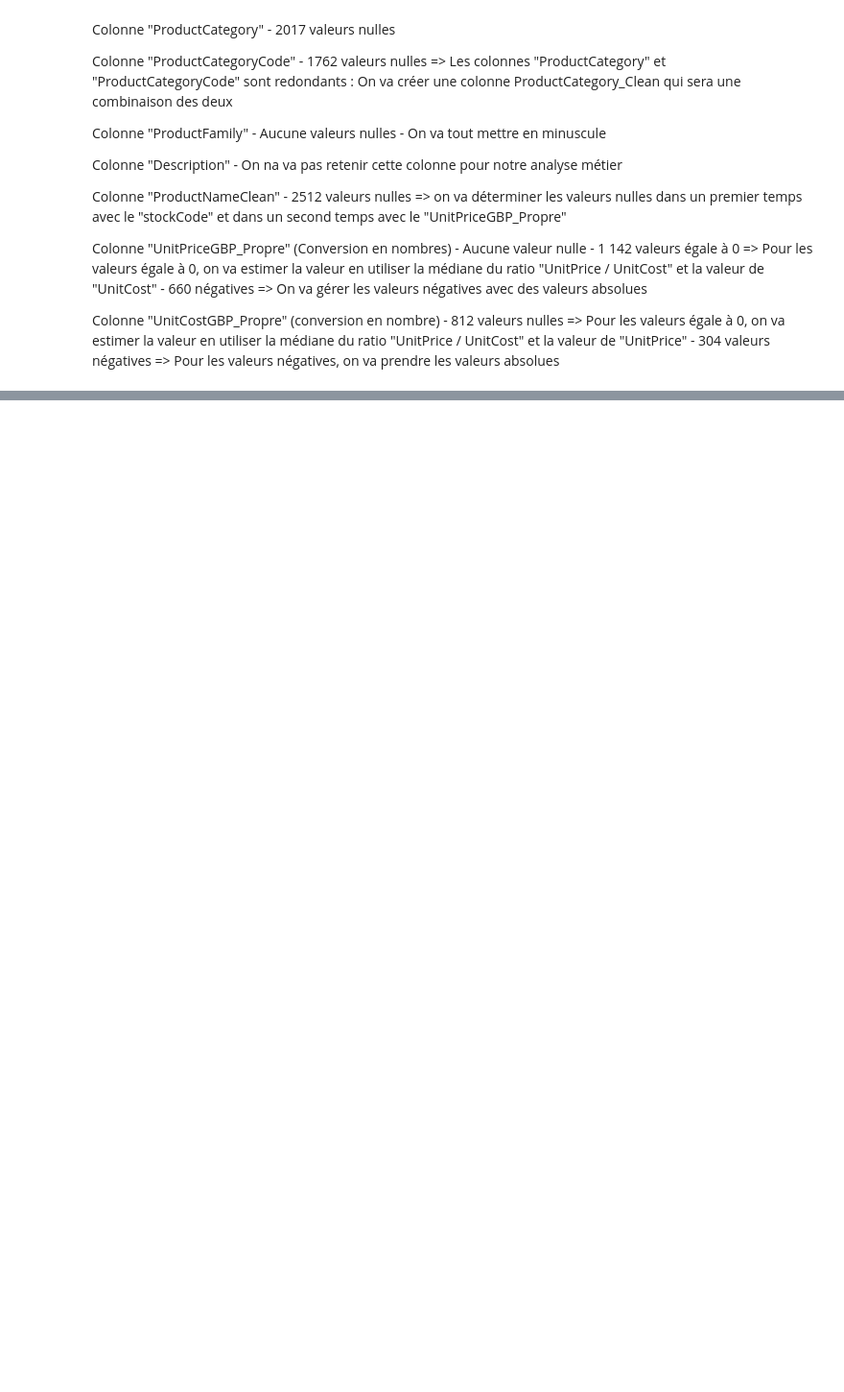
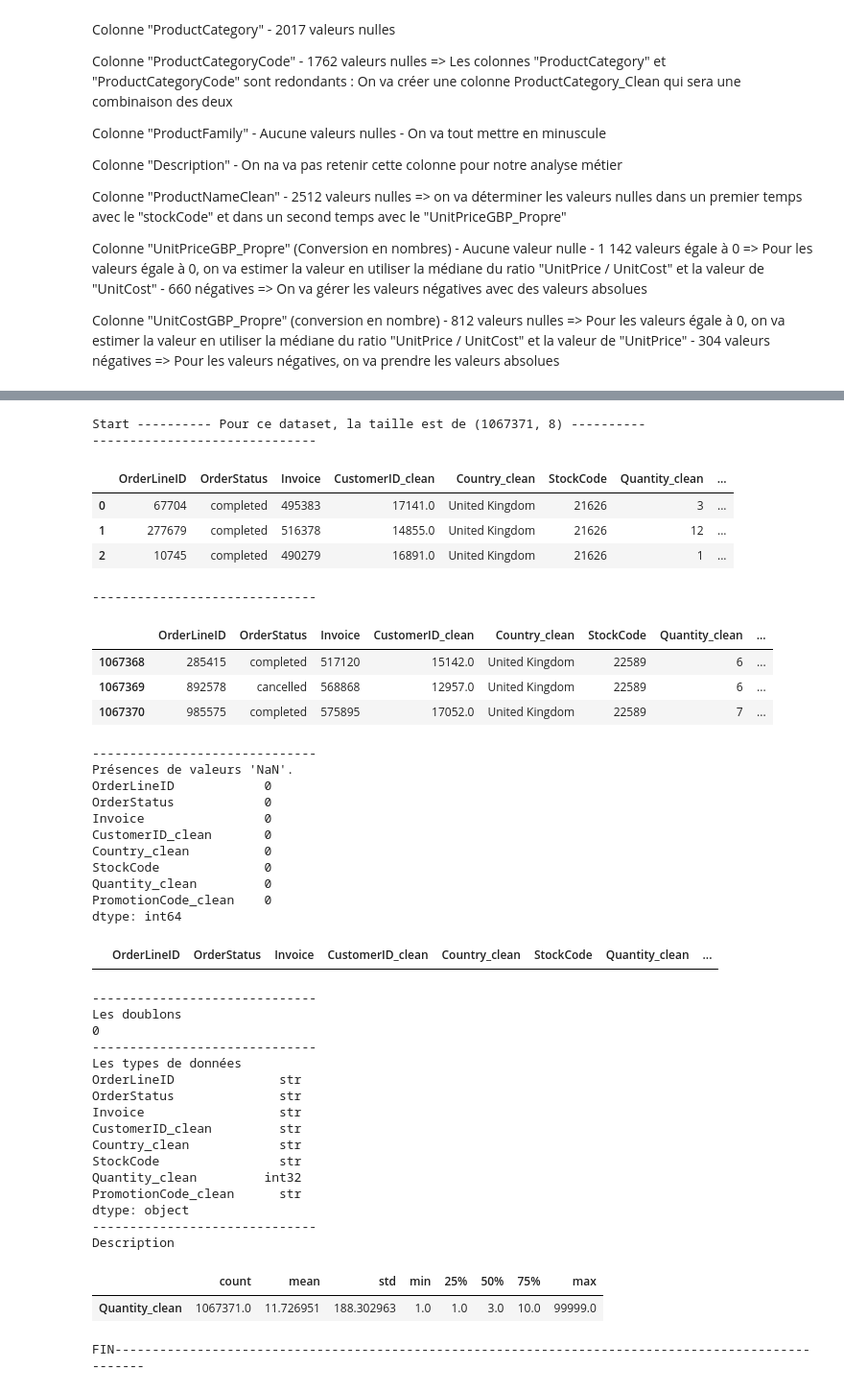
Before and after one commit to clawyunkai/Brief-15_retailcorps_Marketing, a Jupyter notebook: 01_Exploration&Nettoyage_Chris.ipynb, the cells around one changed output, grey strips where cells are left out. Shown at 96% size. Drawn from its saved outputs; the diff is of its cells as text; code cells hidden in the pictures; blank space fills up the shorter version.

```diff
--- a/01_Exploration&Nettoyage_Chris.ipynb
+++ b/01_Exploration&Nettoyage_Chris.ipynb
@@ -488,0 +458,45 @@ FIN-----------------------------------------------------------------------------
+# %%
+explorer_dataset(df_order_clean)
+# %% [output]
+Start ---------- Pour ce dataset, la taille est de (1067371, 8) ----------
+------------------------------
+|  | OrderLineID | OrderStatus | Invoice | CustomerID_clean | Country_clean | StockCode | Quantity_clean | ... |
+| 0 | 67704 | completed | 495383 | 17141.0 | United Kingdom | 21626 | 3 | ... |
+| 1 | 277679 | completed | 516378 | 14855.0 | United Kingdom | 21626 | 12 | ... |
+| 2 | 10745 | completed | 490279 | 16891.0 | United Kingdom | 21626 | 1 | ... |
+------------------------------
+|  | OrderLineID | OrderStatus | Invoice | CustomerID_clean | Country_clean | StockCode | Quantity_clean | ... |
+| 1067368 | 285415 | completed | 517120 | 15142.0 | United Kingdom | 22589 | 6 | ... |
+| 1067369 | 892578 | cancelled | 568868 | 12957.0 | United Kingdom | 22589 | 6 | ... |
+| 1067370 | 985575 | completed | 575895 | 17052.0 | United Kingdom | 22589 | 7 | ... |
+------------------------------
+Présences de valeurs 'NaN'.
+OrderLineID            0
+OrderStatus            0
+Invoice                0
+CustomerID_clean       0
+Country_clean          0
+StockCode              0
+Quantity_clean         0
+PromotionCode_clean    0
+dtype: int64
+|  | OrderLineID | OrderStatus | Invoice | CustomerID_clean | Country_clean | StockCode | Quantity_clean | ... |
+------------------------------
+Les doublons
+0
+------------------------------
+Les types de données
+OrderLineID              str
+OrderStatus              str
+Invoice                  str
+CustomerID_clean         str
+Country_clean            str
+StockCode                str
+Quantity_clean         int32
+PromotionCode_clean      str
+dtype: object
+------------------------------
+Description
+|  | count | mean | std | min | 25% | 50% | 75% | max |
+| Quantity_clean | 1067371.0 | 11.726951 | 188.302963 | 1.0 | 1.0 | 3.0 | 10.0 | 99999.0 |
+FIN----------------------------------------------------------------------------------------------------
```
Also changed, not shown: parts of 19 cells of this notebook, 4 other files.
